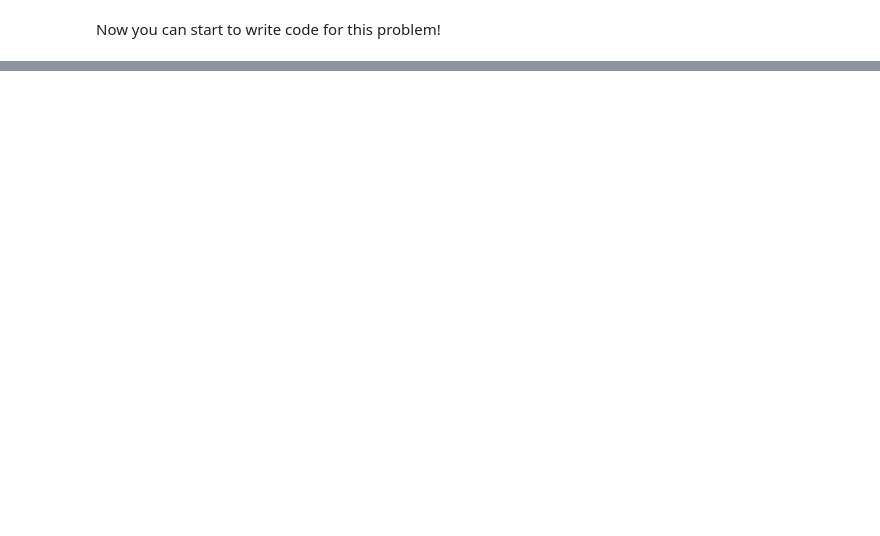
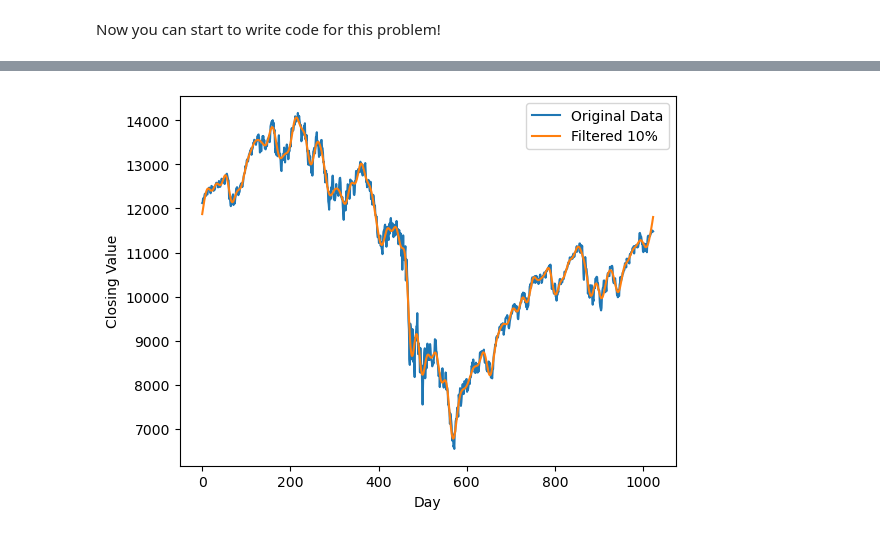
Before and after one commit to gcfbelinario/Applied-Physics-155, a Jupyter notebook: lab_assignment_module3_key.ipynb, the cells around one changed output, grey strips where cells are left out. Saved outputs shown, nothing was run; the diff lists cells and outputs as text; code cells hidden in the pictures; blank space fills up the shorter version.

```diff
--- a/lab_assignment_module3_key.ipynb
+++ b/lab_assignment_module3_key.ipynb
@@ -70,0 +130,11 @@ Now you can start to write code for this problem!
+# %%
+plt.plot(range(len(dow)), dow, label="Original Data")
+plt.plot(range(len(dow)), ck10i, label="Filtered 10%")
+#plt.plot(range(len(dow)), ck50i, label="Filtered 50%")
+#plt.plot(range(len(dow)), ck80i, label="Filtered 80%")
+plt.xlabel("Day")
+plt.ylabel("Closing Value")
+plt.legend()
+plt.show()
+# %% [output]
+[figure, added]
```
Also changed, not shown: parts of 16 cells of this notebook, 1 other file.
